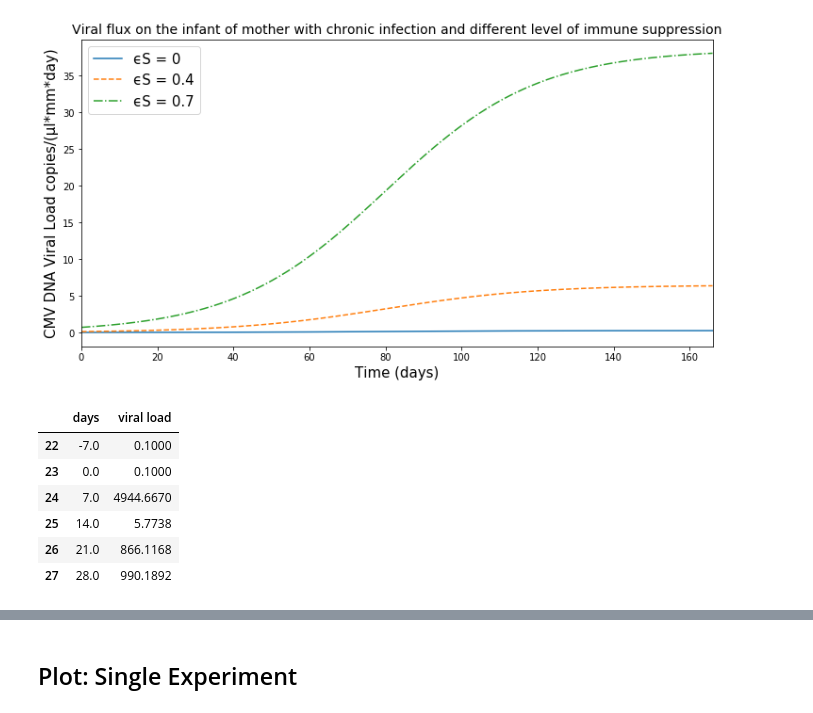
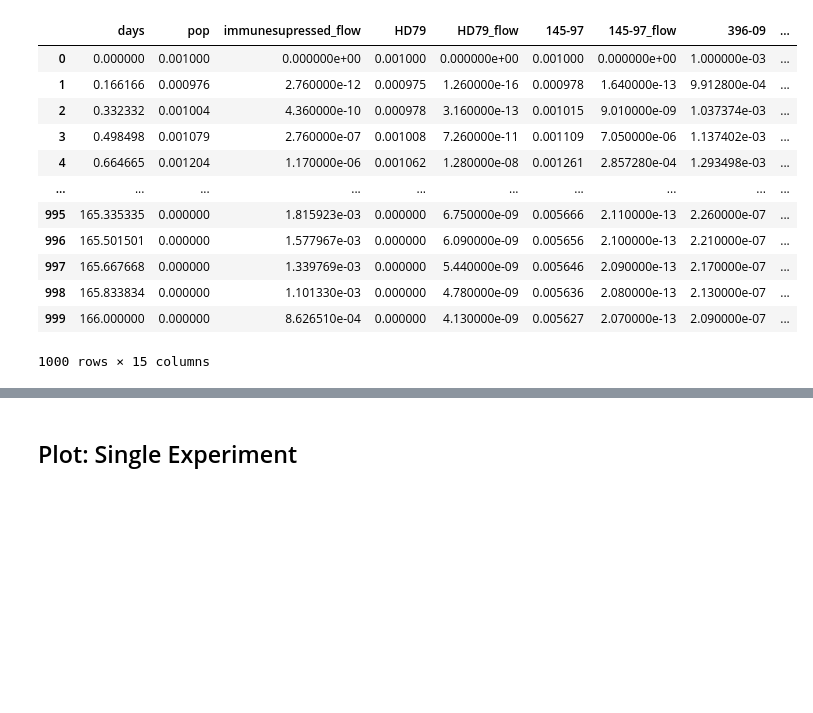
Before and after one commit to yishu0524/Placental-Transmission, a Jupyter notebook: Sampling_Inhomogeneous_Poisson_Process.ipynb, the cells around one changed output, grey strips where cells are left out. Cells and saved outputs as stored; diff of their text form; code cells hidden in the pictures; blank space fills up the shorter version.

```diff
--- a/Sampling_Inhomogeneous_Poisson_Process.ipynb
+++ b/Sampling_Inhomogeneous_Poisson_Process.ipynb
@@ -256,16 +22,0 @@ plt.show()
-# %%
-plt.figure(figsize=(12,6))
-plt.plot(Simulation['time'],[2.509912e-01/10000] *len(Simulation['time'] ) *placenta_growth,'-', label="ϵS = 0")
-plt.plot(Simulation['time'],[6.442784e+00/10000] *len(Simulation['time'])*placenta_growth,'--', label="ϵS = 0.4")
-plt.plot(Simulation['time'],[3.858584e+01/10000] *len(Simulation['time'] )*placenta_growth,'-.', label="ϵS = 0.7")
-#plt.yscale('symlog')
-plt.xlabel('Time (days)',fontsize=15)
-plt.title('Viral flux on the infant of mother with chronic infection and different level of immune suppression',fontsize=14)
-plt.ylabel('CMV DNA Viral Load copies/(μl*mm*day)',fontsize=15)
-plt.xlim(xmin=0,xmax=166)
-plt.legend(fontsize=15,loc=2)
-plt.rc('axes', labelsize=15)
-
-plt.show()
-# %% [output]
-[figure, removed]
@@ -275,13 +23,3 @@ Lambda = list(zip(monkey45010['days'],monkey45010['viral load']))
-# %%
-monkey45010
-# %% [output]
-|  | days | viral load |
-| 22 | -7.0 | 0.1000 |
-| 23 | 0.0 | 0.1000 |
-| 24 | 7.0 | 4944.6670 |
-| 25 | 14.0 | 5.7738 |
-| 26 | 21.0 | 866.1168 |
-| 27 | 28.0 | 990.1892 |
 # %%
 def sample_from_exponential_dist(a):
     # random sampling from exponential distribution with mean a
@@ -319,3 +57,19 @@ def inhomogeneousPoisson(Lambda, T):
             accepted_arrival_times.append(arrival_times[i])
 
     return accepted_arrival_times
+# %%
+immune_supressed
+# %% [output]
+|  | days | pop | immunesupressed_flow | HD79 | HD79_flow | 145-97 | 145-97_flow | 396-09 | ... |
+| 0 | 0.000000 | 0.001000 | 0.000000e+00 | 0.001000 | 0.000000e+00 | 0.001000 | 0.000000e+00 | 1.000000e-03 | ... |
+| 1 | 0.166166 | 0.000976 | 2.760000e-12 | 0.000975 | 1.260000e-16 | 0.000978 | 1.640000e-13 | 9.912800e-04 | ... |
+| 2 | 0.332332 | 0.001004 | 4.360000e-10 | 0.000978 | 3.160000e-13 | 0.001015 | 9.010000e-09 | 1.037374e-03 | ... |
+| 3 | 0.498498 | 0.001079 | 2.760000e-07 | 0.001008 | 7.260000e-11 | 0.001109 | 7.050000e-06 | 1.137402e-03 | ... |
+| 4 | 0.664665 | 0.001204 | 1.170000e-06 | 0.001062 | 1.280000e-08 | 0.001261 | 2.857280e-04 | 1.293498e-03 | ... |
+| ... | ... | ... | ... | ... | ... | ... | ... | ... | ... |
+| 995 | 165.335335 | 0.000000 | 1.815923e-03 | 0.000000 | 6.750000e-09 | 0.005666 | 2.110000e-13 | 2.260000e-07 | ... |
+| 996 | 165.501501 | 0.000000 | 1.577967e-03 | 0.000000 | 6.090000e-09 | 0.005656 | 2.100000e-13 | 2.210000e-07 | ... |
+| 997 | 165.667668 | 0.000000 | 1.339769e-03 | 0.000000 | 5.440000e-09 | 0.005646 | 2.090000e-13 | 2.170000e-07 | ... |
+| 998 | 165.833834 | 0.000000 | 1.101330e-03 | 0.000000 | 4.780000e-09 | 0.005636 | 2.080000e-13 | 2.130000e-07 | ... |
+| 999 | 166.000000 | 0.000000 | 8.626510e-04 | 0.000000 | 4.130000e-09 | 0.005627 | 2.070000e-13 | 2.090000e-07 | ... |
+1000 rows × 15 columns
```
Also changed, not shown: parts of 42 cells of this notebook.
